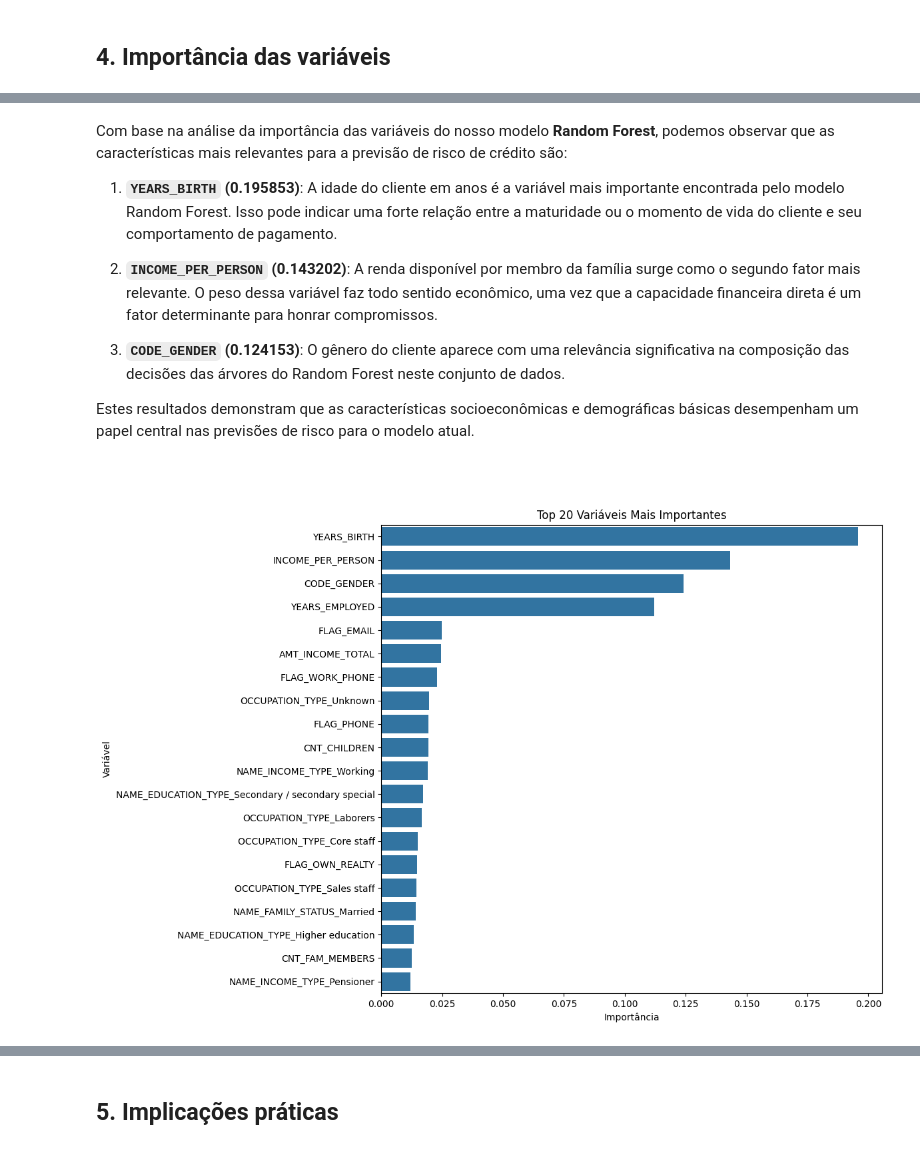
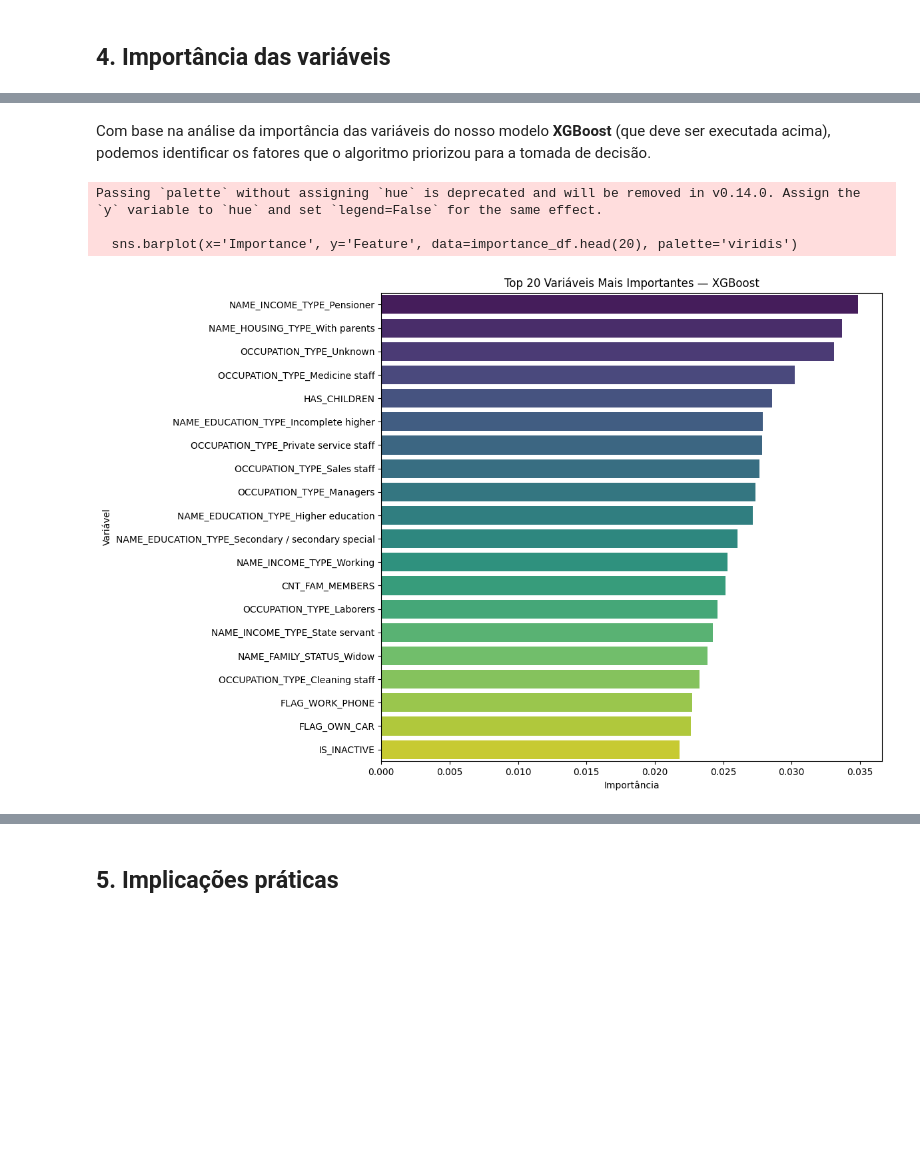
Before and after one commit to Ginkno/postech-tech-challenge-fase2-grupo1-12dtat, a Jupyter notebook: notebooks/04_avaliacao.ipynb, the cells around one changed output, grey strips where cells are left out. Cells and saved outputs as stored; diff of their text form; code cells hidden in the pictures; blank space fills up the shorter version.

Commit message:
Atualização do notebook 4 considerando a alteração do modelo campeão para XGBoost

````diff
--- a/notebooks/04_avaliacao.ipynb
+++ b/notebooks/04_avaliacao.ipynb
@@ -16,14 +16,16 @@ import seaborn as sns
 # Semente fixa: use em TODO ponto com aleatoriedade (split, modelos, CV).
 RANDOM_STATE = 42
 
-RAW_1 = Path("../data/raw/application_record.csv")
-RAW_2 = Path("../data/raw/credit_record.csv")
-PROCESSED = Path("../data/processed/dataset_tratado.csv")
+RAW_1 = Path("/content/data/raw/application_record.csv")
+RAW_2 = Path("/content/data/raw/credit_record.csv")
+PROCESSED_1 = Path("/content/data/processed/dataset_tratado.csv")
+PROCESSED_2 = Path("/content/data/processed/df_final.csv")
+PROCESSED_3 = Path("/content/data/processed/groups_train.csv")
 TARGET = "IS_BAD_PAYER"
 
-MODEL = Path("../results/models/best_rf_model.joblib")
-XTEST = Path("../data/processed/X_test.joblib")
-YTEST = Path("../data/processed/y_test.joblib")
+MODEL = Path("/content/results/models/best_model_xgb.joblib")
+XTEST = Path("/content/data/processed/X_test.joblib")
+YTEST = Path("/content/data/processed/y_test.joblib")
 
 pd.set_option("display.max_columns", None)
 # %%
@@ -175,12 +183,12 @@ Embora a Curva ROC indique capacidade de separação entre as classes (ROC-AUC =
 # %% [markdown]
 ## 4. Importância das variáveis
 # %%
-# Extrair o modelo Random Forest do pipeline
-# O último passo do pipeline é o classificador Random Forest
-rf_model = best_model.named_steps[best_model.steps[-1][0]]
+# Extrair o modelo XGBoost do pipeline
+# O último passo do pipeline é o classificador XGBoost
+xgb_model = best_model.named_steps[best_model.steps[-1][0]]
 
 # Obter as importâncias das features
-feature_importances = rf_model.feature_importances_
+feature_importances = xgb_model.feature_importances_
 
 # Pegar os nomes das features diretamente do X_test carregado
 feature_names = X_test.columns
@@ -199,7 +207,7 @@ importance_df = pd.DataFrame({
 importance_df = importance_df.sort_values(by='Importance', ascending=False)
 
 # Exibir as top N features
-print("Top 20 Features Importances:")
+print("Top 20 Features Importances (XGBoost):")
 display(importance_df.head(20))
 # %% [output]
 Quantidade de variáveis: 49
@@ -225,22 +233,16 @@ Top 20 Features Importances:
-# %% [markdown]
-Com base na análise da importância das variáveis do nosso modelo **Random Forest**, podemos observar que as características mais relevantes para a previsão de risco de crédito são:
-
-1.  **`YEARS_BIRTH` (0.195853)**: A idade do cliente em anos é a variável mais importante encontrada pelo modelo Random Forest. Isso pode indicar uma forte relação entre a maturidade ou o momento de vida do cliente e seu comportamento de pagamento.
-
-2.  **`INCOME_PER_PERSON` (0.143202)**: A renda disponível por membro da família surge como o segundo fator mais relevante. O peso dessa variável faz todo sentido econômico, uma vez que a capacidade financeira direta é um fator determinante para honrar compromissos.
-
-3.  **`CODE_GENDER` (0.124153)**: O gênero do cliente aparece com uma relevância significativa na composição das decisões das árvores do Random Forest neste conjunto de dados.
-
-Estes resultados demonstram que as características socioeconômicas e demográficas básicas desempenham um papel central nas previsões de risco para o modelo atual.
-```
+# %% [markdown]
+Com base na análise da importância das variáveis do nosso modelo **XGBoost** (que deve ser executada acima), podemos identificar os fatores que o algoritmo priorizou para a tomada de decisão.
 # %%
-# Visualizar as top N features
+# Visualizar as top N features do XGBoost
 plt.figure(figsize=(12, 8))
-sns.barplot(x='Importance', y='Feature', data=importance_df.head(20))
-plt.title("Top 20 Variáveis Mais Importantes")
+sns.barplot(x='Importance', y='Feature', data=importance_df.head(20), palette='viridis')
+plt.title("Top 20 Variáveis Mais Importantes — XGBoost")
 plt.xlabel("Importância")
 plt.ylabel("Variável")
 plt.tight_layout()
 plt.show()
 # %% [output]
+Passing `palette` without assigning `hue` is deprecated and will be removed in v0.14.0. Assign the `y` variable to `hue` and set `legend=False` for the same effect.
+
+  sns.barplot(x='Importance', y='Feature', data=importance_df.head(20), palette='viridis')
-[figure, old version]
+[figure, new version]
````
Also changed, not shown: parts of 17 cells of this notebook.
